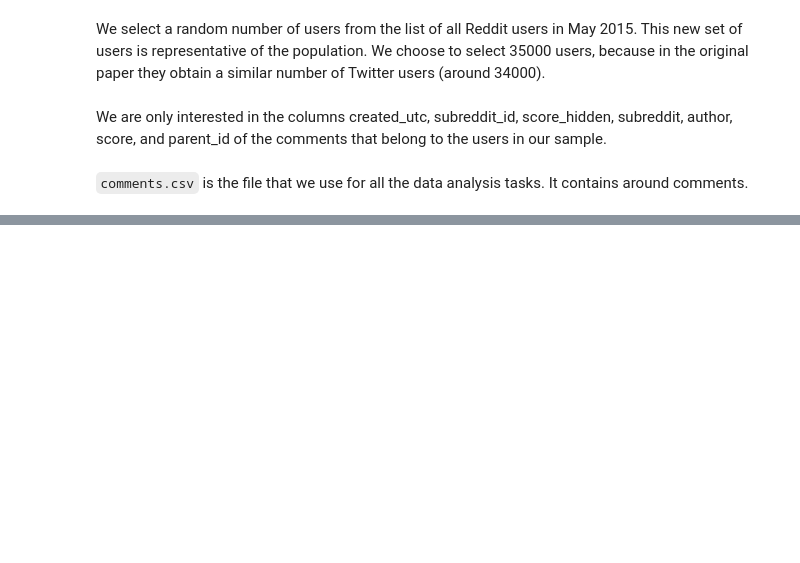
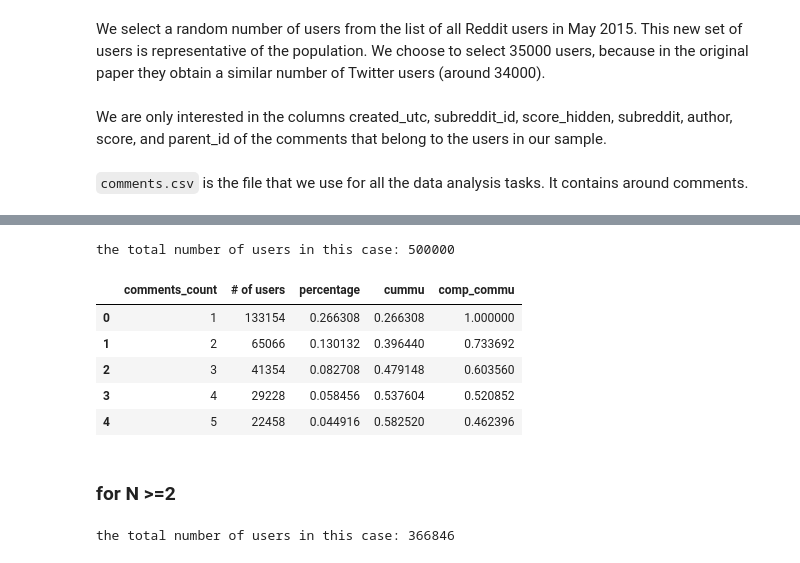
Before and after one commit to epfl-ada/ada-2020-project-milestone-p3-p3_chd, a Jupyter notebook: P4.ipynb, the cells around one changed output, grey strips where cells are left out. Drawn from its saved outputs; the diff is of its cells as text; code cells hidden in the pictures; blank space fills up the shorter version.

```diff
--- a/P4.ipynb
+++ b/P4.ipynb
@@ -31,0 +47,6 @@ comments = pd.read_csv("comments.csv")
+# %%
+target = comments.loc[:,'author'].value_counts().to_frame()
+new_df = pd.DataFrame(target.loc[:,'author'].value_counts())
+new_df.reset_index(drop = False, inplace = True)
+new_df.columns = ['comments_count', '# of users']
+new_df = new_df.sort_values(by = 'comments_count')
@@ -31,0 +71,3 @@ comments = pd.read_csv("comments.csv")
+# %%
+new_df1 = new_df[['comments_count', '# of users']]
+new_df1.head()
@@ -31,0 +81,20 @@ comments = pd.read_csv("comments.csv")
+# %%
+s1 = new_df1['# of users'].sum()
+print('the total number of users in this case: '+str(s1))
+# %% [output]
+the total number of users in this case: 500000
+# %%
+new_df1['percentage'] = new_df1['# of users']/s1
+new_df1['cummu'] = new_df1['percentage'].cumsum()
+# compute the complementary cdf, i.e Pr{X >= x}
+new_df1['comp_commu'] = 1 - new_df1['cummu'] + new_df1['percentage']
+new_df1.head()
+# %% [output]
+|  | comments_count | # of users | percentage | cummu | comp_commu |
+| 0 | 1 | 133154 | 0.266308 | 0.266308 | 1.000000 |
+| 1 | 2 | 65066 | 0.130132 | 0.396440 | 0.733692 |
+| 2 | 3 | 41354 | 0.082708 | 0.479148 | 0.603560 |
+| 3 | 4 | 29228 | 0.058456 | 0.537604 | 0.520852 |
+| 4 | 5 | 22458 | 0.044916 | 0.582520 | 0.462396 |
+# %% [markdown]
+### for N >=2
@@ -31,0 +103,5 @@ comments = pd.read_csv("comments.csv")
+# %%
+s2 = new_df2['# of users'].sum()
+print('the total number of users in this case: '+str(s2))
+# %% [output]
+the total number of users in this case: 366846
```
Also changed, not shown: parts of 60 cells of this notebook, 5 other files.
